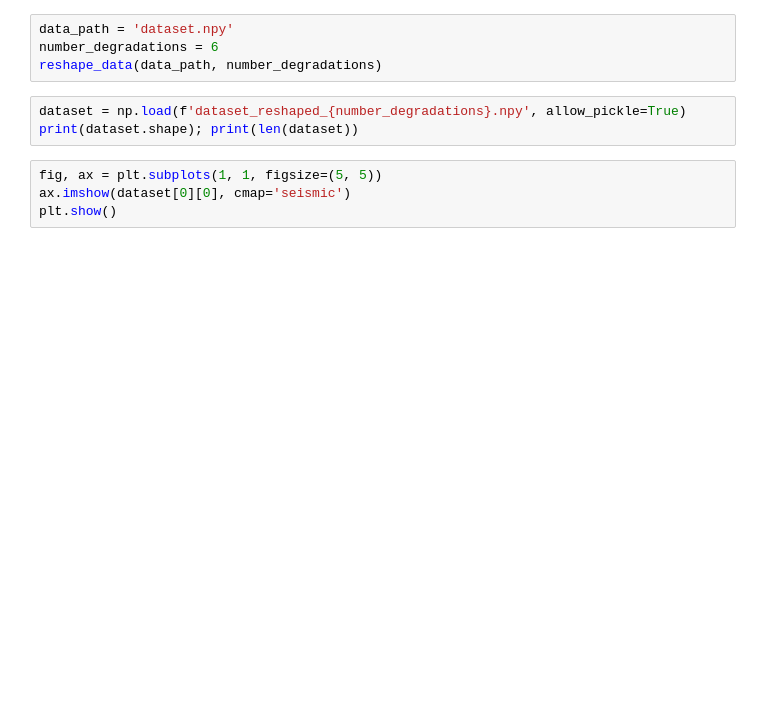
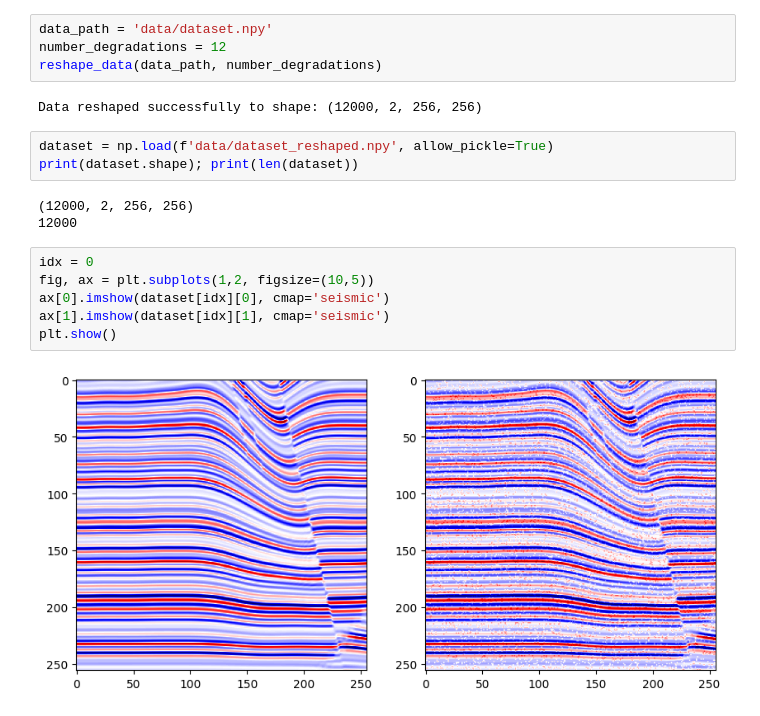
Before and after one commit to leonsuarez24/LORA_Test, a Jupyter notebook: tests.ipynb, the cells around one changed output. Saved outputs shown, nothing was run; the diff lists cells and outputs as text; blank space fills up the shorter version.

Commit message:
reshaped data ready

```diff
--- a/tests.ipynb
+++ b/tests.ipynb
@@ -12,11 +10,20 @@ To: d:\LORA_SEISMIC\data\dataset.npy
 # %%
-data_path = 'dataset.npy'
-number_degradations = 6
+data_path = 'data/dataset.npy'
+number_degradations = 12
 reshape_data(data_path, number_degradations)
+# %% [output]
+Data reshaped successfully to shape: (12000, 2, 256, 256)
 # %%
-dataset = np.load(f'dataset_reshaped_{number_degradations}.npy', allow_pickle=True)
+dataset = np.load(f'data/dataset_reshaped.npy', allow_pickle=True)
 print(dataset.shape); print(len(dataset))
+# %% [output]
+(12000, 2, 256, 256)
+12000
 # %%
-fig, ax = plt.subplots(1, 1, figsize=(5, 5))
-ax.imshow(dataset[0][0], cmap='seismic')
+idx = 0
+fig, ax = plt.subplots(1,2, figsize=(10,5))
+ax[0].imshow(dataset[idx][0], cmap='seismic')
+ax[1].imshow(dataset[idx][1], cmap='seismic')
 plt.show()
+# %% [output]
+[figure, added]
```
Also changed, not shown: parts of 2 cells of this notebook, 2 other files.
